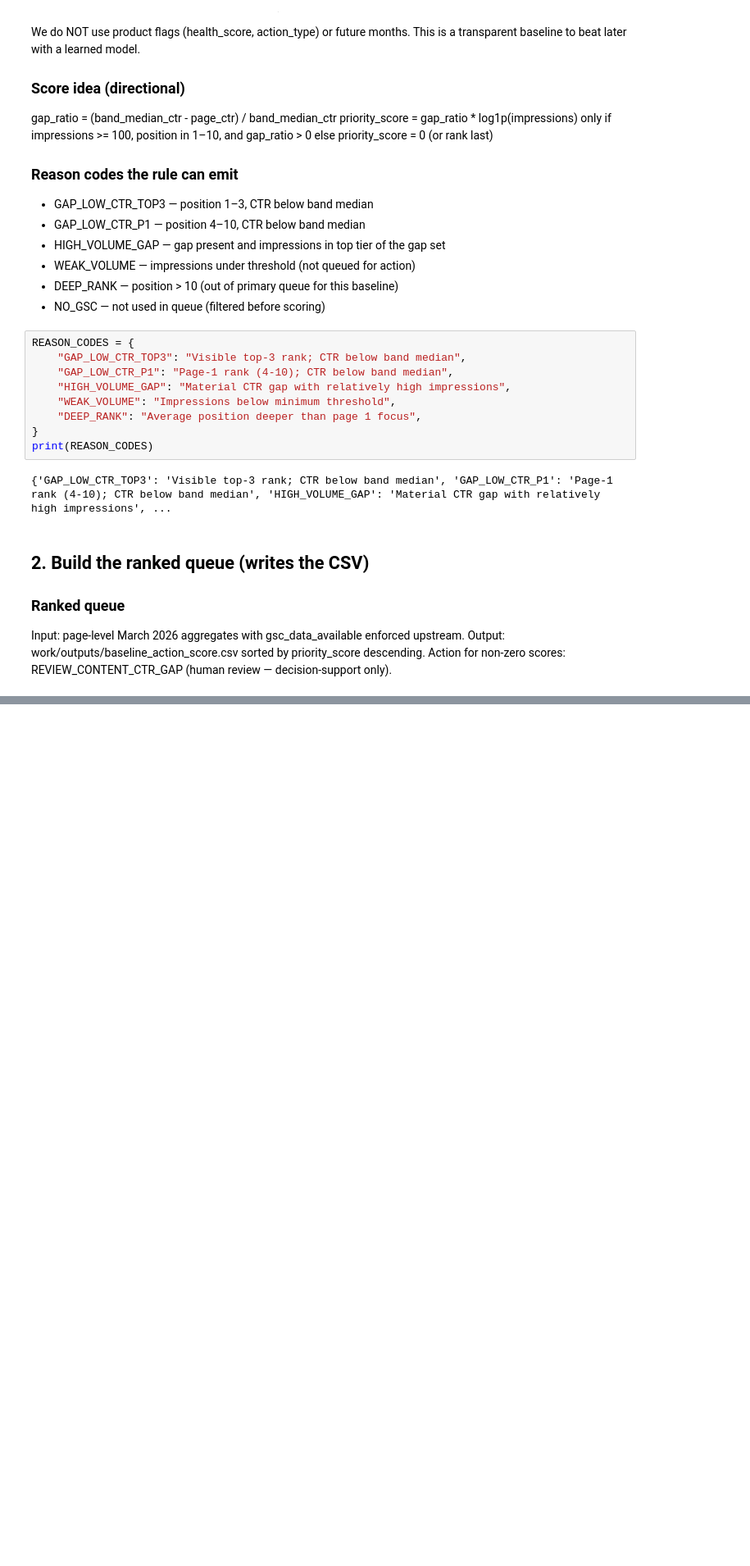
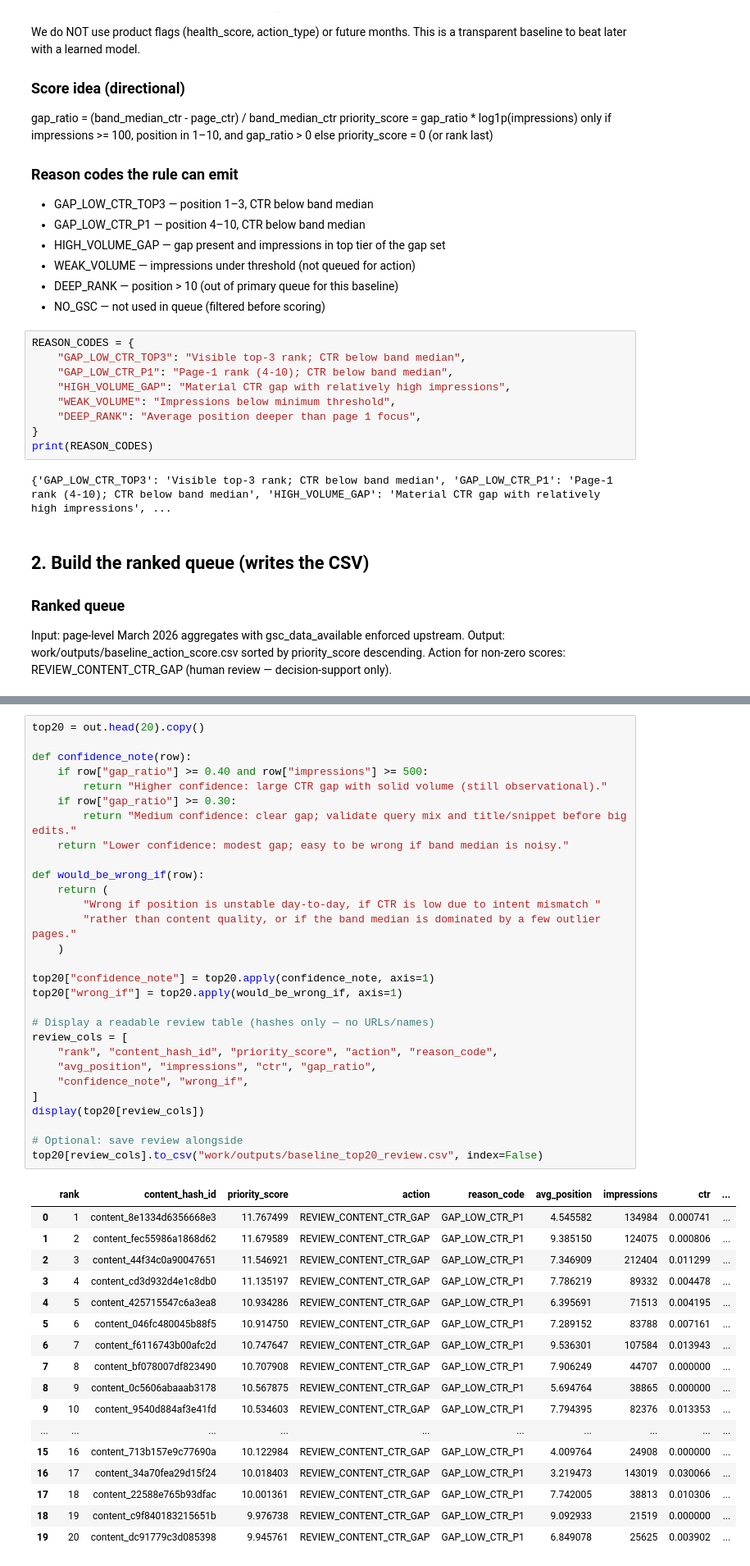
Before and after one commit to menna890/flyrank-ml-internship, a Jupyter notebook: work/notebooks/w04_baseline_score.ipynb, the cells around one changed output, grey strips where cells are left out. Shown at 82% size. Cells and saved outputs as stored; diff of their text form; blank space fills up the shorter version.

```diff
--- a/work/notebooks/w04_baseline_score.ipynb
+++ b/work/notebooks/w04_baseline_score.ipynb
@@ -73,0 +220,47 @@ Action for non-zero scores: REVIEW_CONTENT_CTR_GAP (human review — decision-su
+# %%
+top20 = out.head(20).copy()
+
+def confidence_note(row):
+    if row["gap_ratio"] >= 0.40 and row["impressions"] >= 500:
+        return "Higher confidence: large CTR gap with solid volume (still observational)."
+    if row["gap_ratio"] >= 0.30:
+        return "Medium confidence: clear gap; validate query mix and title/snippet before big edits."
+    return "Lower confidence: modest gap; easy to be wrong if band median is noisy."
+
+def would_be_wrong_if(row):
+    return (
+        "Wrong if position is unstable day-to-day, if CTR is low due to intent mismatch "
+        "rather than content quality, or if the band median is dominated by a few outlier pages."
+    )
+
+top20["confidence_note"] = top20.apply(confidence_note, axis=1)
+top20["wrong_if"] = top20.apply(would_be_wrong_if, axis=1)
+
+# Display a readable review table (hashes only — no URLs/names)
+review_cols = [
+    "rank", "content_hash_id", "priority_score", "action", "reason_code",
+    "avg_position", "impressions", "ctr", "gap_ratio",
+    "confidence_note", "wrong_if",
+]
+display(top20[review_cols])
+
+# Optional: save review alongside
+top20[review_cols].to_csv("work/outputs/baseline_top20_review.csv", index=False)
+# %% [output]
+|  | rank | content_hash_id | priority_score | action | reason_code | avg_position | impressions | ctr | ... |
+| 0 | 1 | content_8e1334d6356668e3 | 11.767499 | REVIEW_CONTENT_CTR_GAP | GAP_LOW_CTR_P1 | 4.545582 | 134984 | 0.000741 | ... |
+| 1 | 2 | content_fec55986a1868d62 | 11.679589 | REVIEW_CONTENT_CTR_GAP | GAP_LOW_CTR_P1 | 9.385150 | 124075 | 0.000806 | ... |
+| 2 | 3 | content_44f34c0a90047651 | 11.546921 | REVIEW_CONTENT_CTR_GAP | GAP_LOW_CTR_P1 | 7.346909 | 212404 | 0.011299 | ... |
+| 3 | 4 | content_cd3d932d4e1c8db0 | 11.135197 | REVIEW_CONTENT_CTR_GAP | GAP_LOW_CTR_P1 | 7.786219 | 89332 | 0.004478 | ... |
+| 4 | 5 | content_425715547c6a3ea8 | 10.934286 | REVIEW_CONTENT_CTR_GAP | GAP_LOW_CTR_P1 | 6.395691 | 71513 | 0.004195 | ... |
+| 5 | 6 | content_046fc480045b88f5 | 10.914750 | REVIEW_CONTENT_CTR_GAP | GAP_LOW_CTR_P1 | 7.289152 | 83788 | 0.007161 | ... |
+| 6 | 7 | content_f6116743b00afc2d | 10.747647 | REVIEW_CONTENT_CTR_GAP | GAP_LOW_CTR_P1 | 9.536301 | 107584 | 0.013943 | ... |
+| 7 | 8 | content_bf078007df823490 | 10.707908 | REVIEW_CONTENT_CTR_GAP | GAP_LOW_CTR_P1 | 7.906249 | 44707 | 0.000000 | ... |
+| 8 | 9 | content_0c5606abaaab3178 | 10.567875 | REVIEW_CONTENT_CTR_GAP | GAP_LOW_CTR_P1 | 5.694764 | 38865 | 0.000000 | ... |
+| 9 | 10 | content_9540d884af3e41fd | 10.534603 | REVIEW_CONTENT_CTR_GAP | GAP_LOW_CTR_P1 | 7.794395 | 82376 | 0.013353 | ... |
+| ... | ... | ... | ... | ... | ... | ... | ... | ... | ... |
+| 15 | 16 | content_713b157e9c77690a | 10.122984 | REVIEW_CONTENT_CTR_GAP | GAP_LOW_CTR_P1 | 4.009764 | 24908 | 0.000000 | ... |
+| 16 | 17 | content_34a70fea29d15f24 | 10.018403 | REVIEW_CONTENT_CTR_GAP | GAP_LOW_CTR_P1 | 3.219473 | 143019 | 0.030066 | ... |
+| 17 | 18 | content_22588e765b93dfac | 10.001361 | REVIEW_CONTENT_CTR_GAP | GAP_LOW_CTR_P1 | 7.742005 | 38813 | 0.010306 | ... |
+| 18 | 19 | content_c9f840183215651b | 9.976738 | REVIEW_CONTENT_CTR_GAP | GAP_LOW_CTR_P1 | 9.092933 | 21519 | 0.000000 | ... |
+| 19 | 20 | content_dc91779c3d085398 | 9.945761 | REVIEW_CONTENT_CTR_GAP | GAP_LOW_CTR_P1 | 6.849078 | 25625 | 0.003902 | ... |
```
Also changed, not shown: parts of 10 cells of this notebook.
